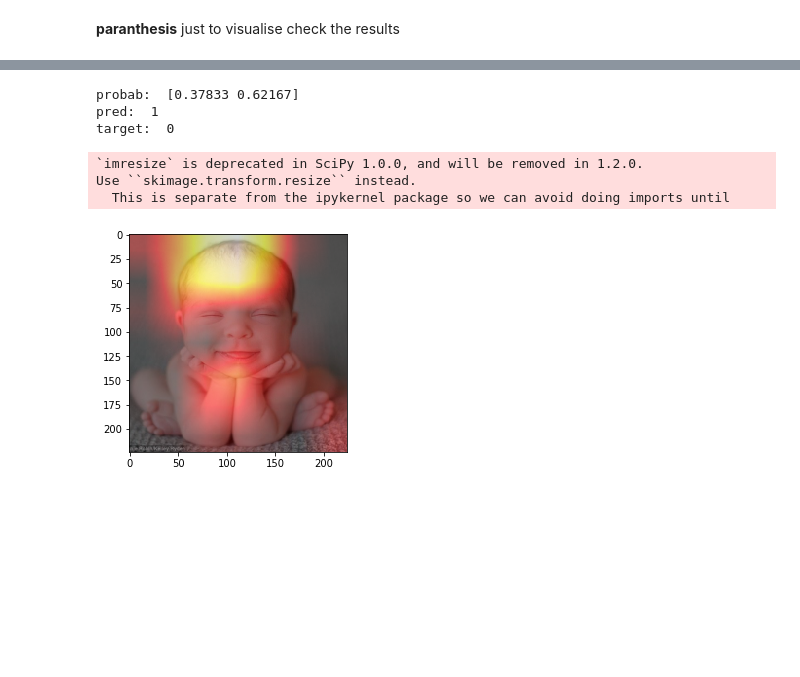
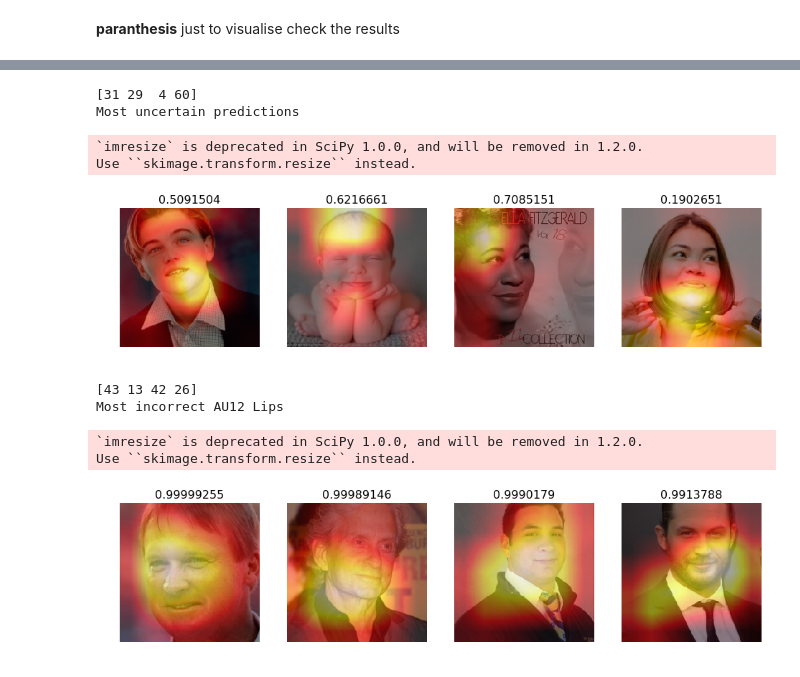
Before and after one commit to alessaww/fastai_fer, a Jupyter notebook: Emotionet_simple_train_sample_data_CAM-unique_au_6_12.ipynb, the cells around one changed output, grey strips where cells are left out. Cells and saved outputs as stored; diff of their text form; code cells hidden in the pictures; blank space fills up the shorter version.

Commit message:
CAM display grid of saliency maps most certains and uncertains corrects and uncorrects

```diff
--- a/Emotionet_simple_train_sample_data_CAM-unique_au_6_12.ipynb
+++ b/Emotionet_simple_train_sample_data_CAM-unique_au_6_12.ipynb
@@ -277,13 +170,0 @@ Use ``skimage.transform.resize`` instead.
-# %%
-# INCorrected identified AU6 - AND VERY CONFIDENT
-idx = 26
-x,y = get_data_by_idx(idx,data)
-dx = denormalise_data(data,x)
-sfs = return_saved_features(m)
-py = get_pred(m,x)
-
-print('probab: ', py, ' \npred: ',np.argmax(py),' \ntarget: ',int(y))
-
-remove_saved_features(sfs)
-f2 = normalise_features(sfs)
-display_cmap_img(dx,f2)
@@ -298,21 +171,15 @@ Use ``skimage.transform.resize`` instead.
-# %%
-# INCorrected identified AU6 - AND NOT SO confident
-idx = 29
-x,y = get_data_by_idx(idx,data)
-dx = denormalise_data(data,x)
-sfs = return_saved_features(m)
-py = get_pred(m,x)
-
-print('probab: ', py, ' \npred: ',np.argmax(py),' \ntarget: ',int(y))
-
-remove_saved_features(sfs)
-f2 = normalise_features(sfs)
-display_cmap_img(dx,f2)
-# %% [output]
-probab:  [0.37833 0.62167]
-pred:  1
-target:  0
-`imresize` is deprecated in SciPy 1.0.0, and will be removed in 1.2.0.
-Use ``skimage.transform.resize`` instead.
-  This is separate from the ipykernel package so we can avoid doing imports until
-[figure, removed]
+# %%
+# Create preds
+preds = []
+probs = []
+for idx in range(data.bs):
+    x,y = get_data_by_idx(idx,data)
+    py = get_pred(m,x)
+
+    preds.append(np.argmax(py))
+    probs.append(py[1])
+# %%
+data_x,data_val_y = next(iter(data.val_dl))
+data_val_y = np.array(data_val_y)
+preds = np.asarray(preds)
+probs = np.asarray(probs)
@@ -318,0 +238,17 @@ Use ``skimage.transform.resize`` instead.
+# %%
+most_uncertain = np.argsort(np.abs(probs -0.5))[:4]
+plot_val_with_title(most_uncertain, "Most uncertain predictions")
+# %% [output]
+[31 29  4 60]
+Most uncertain predictions
+`imresize` is deprecated in SciPy 1.0.0, and will be removed in 1.2.0.
+Use ``skimage.transform.resize`` instead.
+[figure, added]
+# %%
+plot_val_with_title(most_by_correct(0, False), "Most incorrect AU12 Lips")
+# %% [output]
+[43 13 42 26]
+Most incorrect AU12 Lips
+`imresize` is deprecated in SciPy 1.0.0, and will be removed in 1.2.0.
+Use ``skimage.transform.resize`` instead.
+[figure, added]
```
Also changed, not shown: parts of 13 cells of this notebook.
